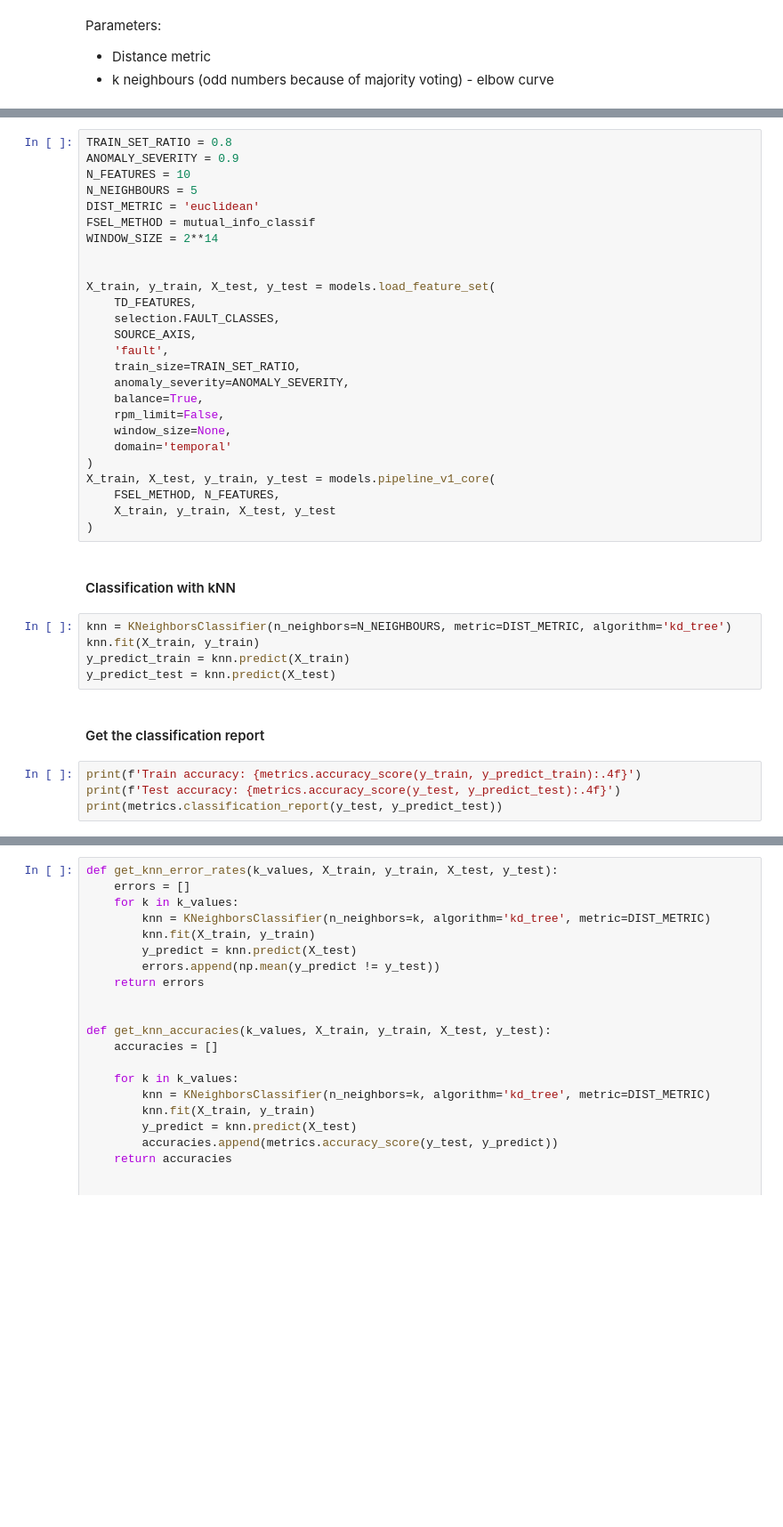
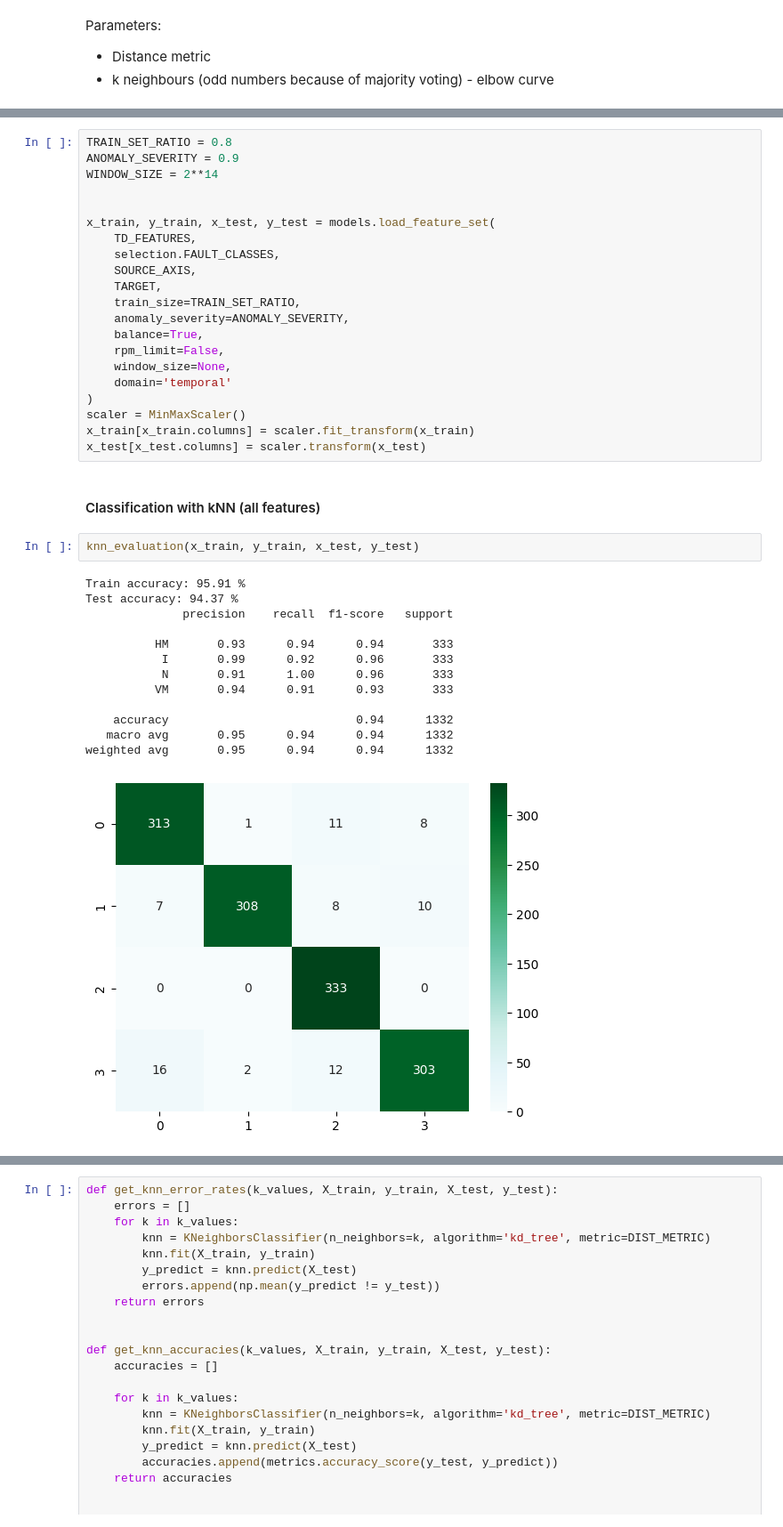
Before and after one commit to etakerim/masters-thesis, a Jupyter notebook: notebooks/Models-Batch/kNN.ipynb, the cells around one changed output, grey strips where cells are left out. Shown: that part at 89% size. Saved outputs shown, nothing was run; the diff lists cells and outputs as text; blank space fills up the shorter version.

```diff
--- a/notebooks/Models-Batch/kNN.ipynb
+++ b/notebooks/Models-Batch/kNN.ipynb
@@ -59,18 +106,14 @@ Parameters:
 # %%
 TRAIN_SET_RATIO = 0.8
 ANOMALY_SEVERITY = 0.9
-N_FEATURES = 10
-N_NEIGHBOURS = 5
-DIST_METRIC = 'euclidean'
-FSEL_METHOD = mutual_info_classif
 WINDOW_SIZE = 2**14
 
 
-X_train, y_train, X_test, y_test = models.load_feature_set(
+x_train, y_train, x_test, y_test = models.load_feature_set(
     TD_FEATURES,
     selection.FAULT_CLASSES,
     SOURCE_AXIS,
-    'fault',
+    TARGET,
     train_size=TRAIN_SET_RATIO,
     anomaly_severity=ANOMALY_SEVERITY,
     balance=True,
@@ -78,20 +121,24 @@ X_train, y_train, X_test, y_test = models.load_feature_set(
     window_size=None,
     domain='temporal'
 )
-X_train, X_test, y_train, y_test = models.pipeline_v1_core(
-    FSEL_METHOD, N_FEATURES,
-    X_train, y_train, X_test, y_test
-)
+scaler = MinMaxScaler()
+x_train[x_train.columns] = scaler.fit_transform(x_train)
+x_test[x_test.columns] = scaler.transform(x_test)
 # %% [markdown]
-#### Classification with kNN
+#### Classification with kNN (all features)
-# %%
-knn = KNeighborsClassifier(n_neighbors=N_NEIGHBOURS, metric=DIST_METRIC, algorithm='kd_tree')
-knn.fit(X_train, y_train)
-y_predict_train = knn.predict(X_train)
-y_predict_test = knn.predict(X_test)
-# %% [markdown]
-#### Get the classification report
-# %%
-print(f'Train accuracy: {metrics.accuracy_score(y_train, y_predict_train):.4f}')
-print(f'Test accuracy: {metrics.accuracy_score(y_test, y_predict_test):.4f}')
-print(metrics.classification_report(y_test, y_predict_test))
+# %%
+knn_evaluation(x_train, y_train, x_test, y_test)
+# %% [output]
+Train accuracy: 95.91 %
+Test accuracy: 94.37 %
+              precision    recall  f1-score   support
+
+          HM       0.93      0.94      0.94       333
+           I       0.99      0.92      0.96       333
+           N       0.91      1.00      0.96       333
+          VM       0.94      0.91      0.93       333
+
+    accuracy                           0.94      1332
+   macro avg       0.95      0.94      0.94      1332
+weighted avg       0.95      0.94      0.94      1332
+[figure, added]
```
Also changed, not shown: parts of 30 cells of this notebook, 4 other files.
